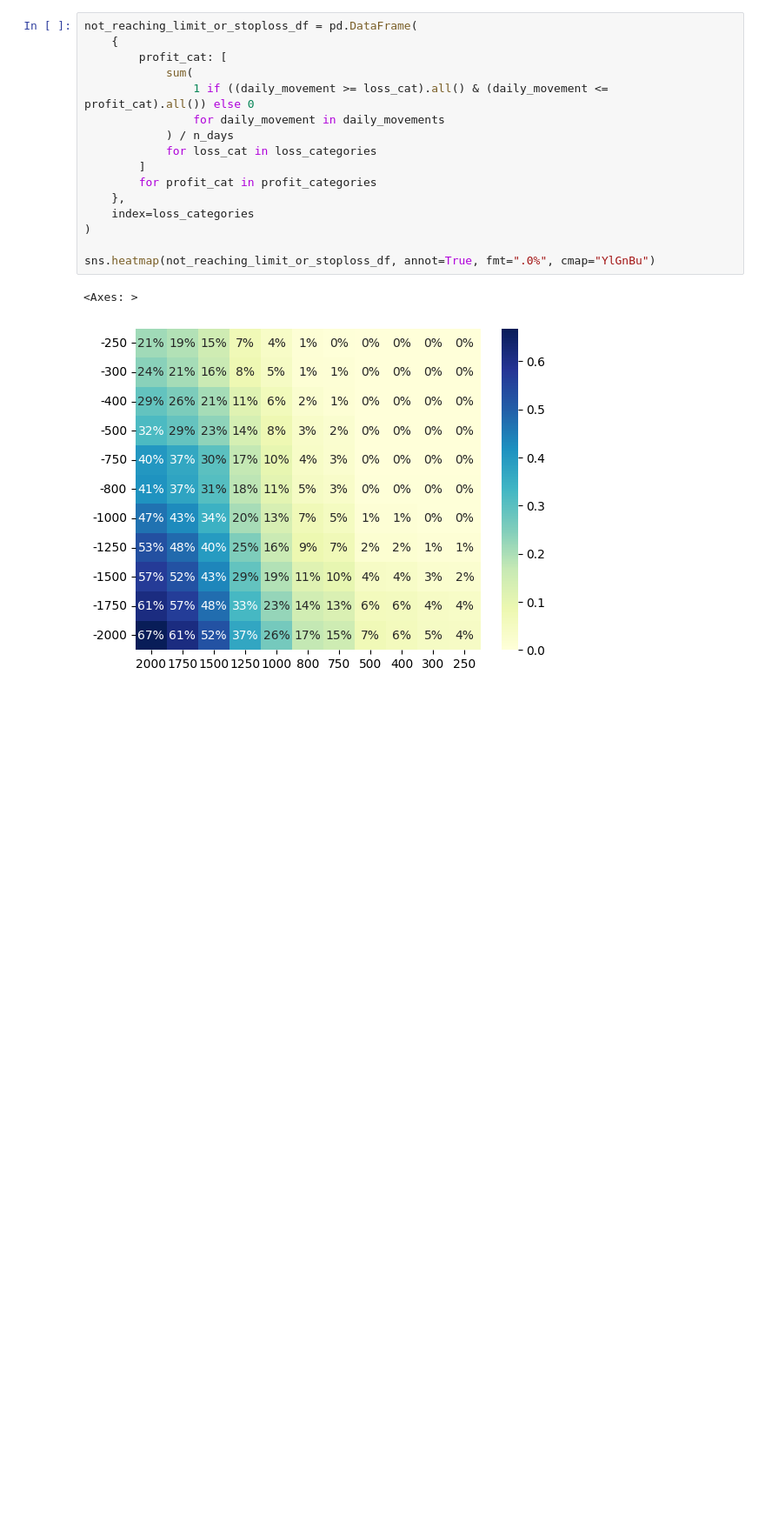
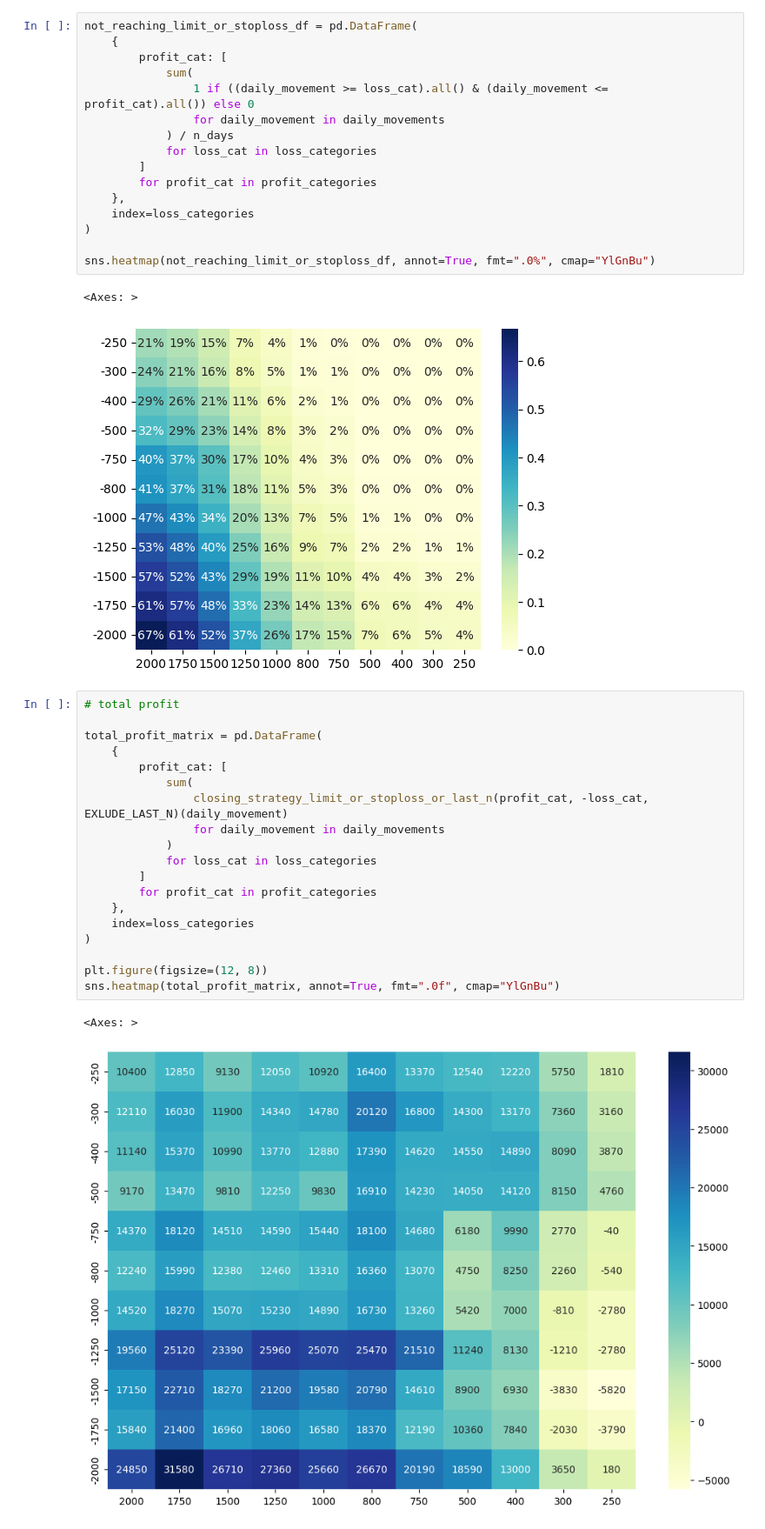
Before and after one commit to yalishanda42/stonksbot, a Jupyter notebook: options/backtest_analysis.ipynb, the cells around one changed output. Shown at 87% size. Drawn from its saved outputs; the diff is of its cells as text; blank space fills up the shorter version.

Commit message:
Add profit heatmap

```diff
--- a/options/backtest_analysis.ipynb
+++ b/options/backtest_analysis.ipynb
@@ -232,3 +232,25 @@ sns.heatmap(not_reaching_limit_or_stoploss_df, annot=True, fmt=".0%", cmap="YlGn
 # %% [output]
 <Axes: >
 [figure]
+# %%
+# total profit
+
+total_profit_matrix = pd.DataFrame(
+    {
+        profit_cat: [
+            sum(
+                closing_strategy_limit_or_stoploss_or_last_n(profit_cat, -loss_cat, EXLUDE_LAST_N)(daily_movement)
+                for daily_movement in daily_movements
+            )
+            for loss_cat in loss_categories
+        ]
+        for profit_cat in profit_categories
+    },
+    index=loss_categories
+)
+
+plt.figure(figsize=(12, 8))
+sns.heatmap(total_profit_matrix, annot=True, fmt=".0f", cmap="YlGnBu")
+# %% [output]
+<Axes: >
+[figure, added]
```
